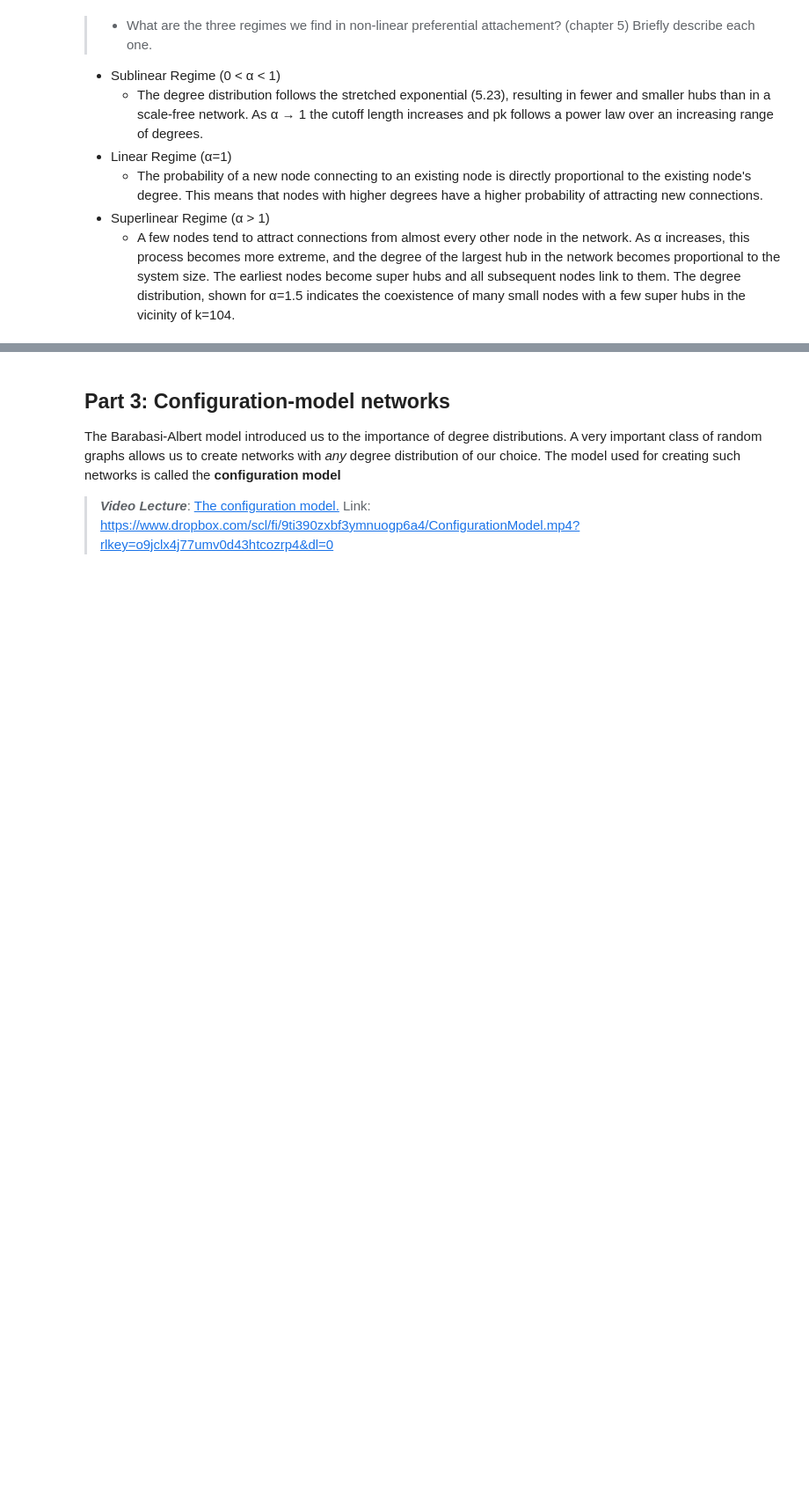
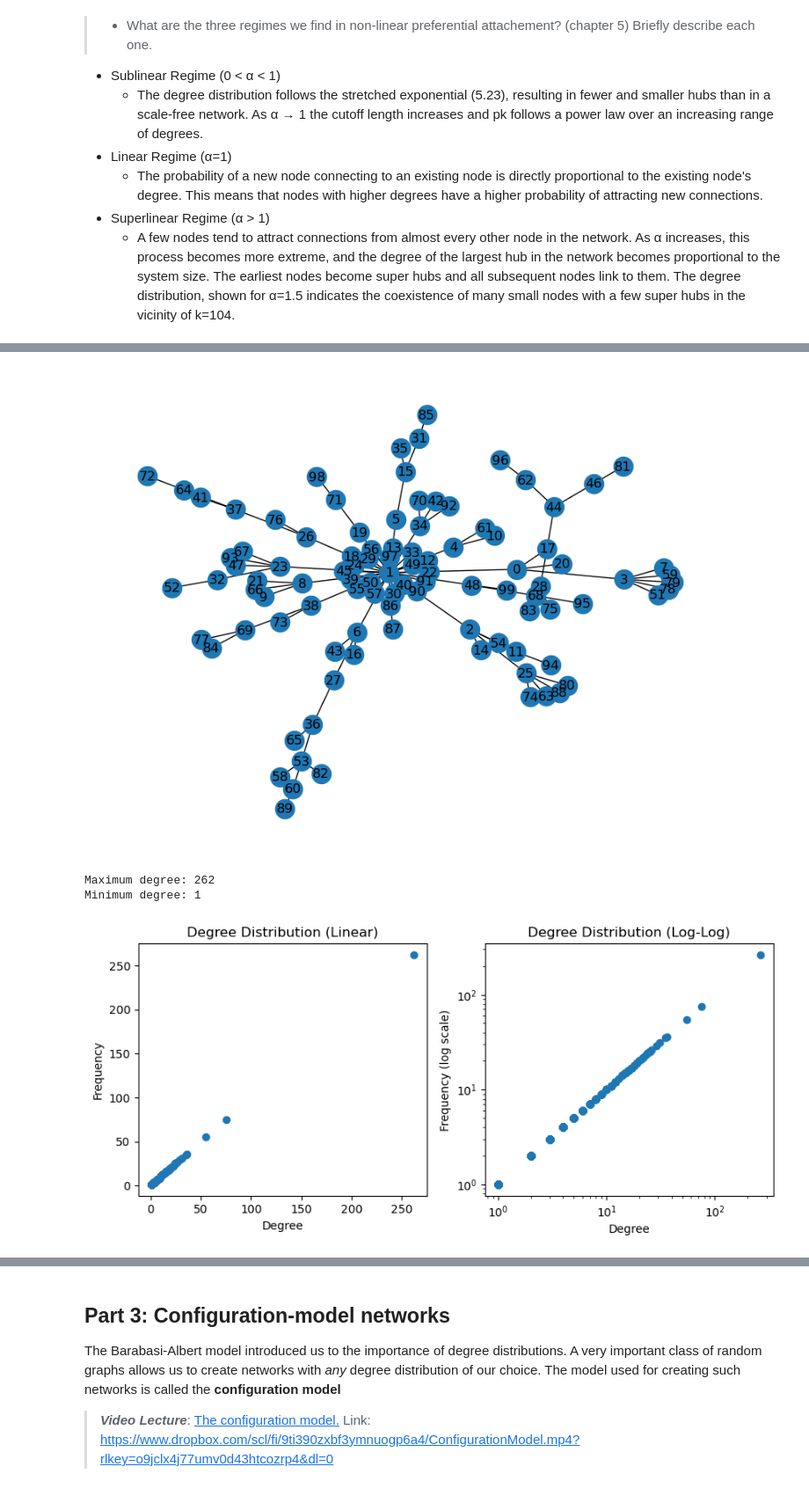
Before and after one commit to jereml99/socialgraphs2023, a Jupyter notebook: lectures/Madis/Week3.ipynb, the cells around one changed output, grey strips where cells are left out. Shown at 88% size. Drawn from its saved outputs; the diff is of its cells as text; code cells hidden in the pictures; blank space fills up the shorter version.

```diff
--- a/lectures/Madis/Week3.ipynb
+++ b/lectures/Madis/Week3.ipynb
@@ -274,6 +274,67 @@ And now it's time for you guys to read. Recall that Barabasi (who wrote the text
 > * Plot the distribution. Plot it with both linear and log-log axes.
 >
 > ![Sune's version](https://raw.githubusercontent.com/SocialComplexityLab/socialgraphs2021/main/files/ba.png)
+# %%
+import networkx as nx
+import matplotlib.pyplot as plt
+
+G = nx.Graph()
+G.add_edge(0, 1)
+
+while G.number_of_nodes() < 100:
+    edges = list(G.edges())  # Generate a list of all edges
+    nodes, degrees = zip(*nx.degree(G))  # Get nodes and their degrees
+    probabilities = np.array(degrees) / sum(degrees)  # Calculate probabilities proportional to degrees
+    chosen_node = np.random.choice(nodes, p=probabilities)  # Randomly select a node based on probabilities
+    new_node = G.number_of_nodes()  # Assign a new node number
+    G.add_node(new_node)
+    G.add_edge(chosen_node, new_node)
+
+plt.figure(figsize=(8, 6))
+nx.draw(G, with_labels=True)
+plt.show()
+
+while G.number_of_nodes() < 5000:
+    edges = list(G.edges())
+    nodes, degrees = zip(*nx.degree(G))
+    probabilities = np.array(degrees) / sum(degrees)
+    chosen_node = np.random.choice(nodes, p=probabilities)
+    new_node = G.number_of_nodes()
+    G.add_node(new_node)
+    G.add_edge(chosen_node, new_node)
+
+degrees = [degree for _, degree in G.degree()]
+max_degree = max(degrees)
+min_degree = min(degrees)
+print("Maximum degree:", max_degree)
+print("Minimum degree:", min_degree)
+
+plt.figure(figsize=(10, 4))
+
+# Linear plot
+plt.subplot(1,2,1)
+plt.scatter(degrees, degrees)
+plt.title("Degree Distribution (Linear)")
+plt.xlabel("Degree")
+plt.ylabel("Frequency")
+
+# Log-log plot
+plt.subplot(1,2,2)
+plt.scatter(degrees, degrees)
+plt.title("Degree Distribution (Log-Log)")
+plt.xscale('log')
+plt.yscale('log')
+plt.xlabel("Degree")
+plt.ylabel("Frequency (log scale)")
+
+# Should it be a histogram or scattered? Task says histogram but example is scattered...
+
+plt.show()
+# %% [output]
+[figure, added]
+Maximum degree: 262
+Minimum degree: 1
+[figure, added]
 # %% [markdown]
 >
 > Next step is to explore the [Friendship paradox](https://en.wikipedia.org/wiki/Friendship_paradox). This paradox states that _almost everyone_ has fewer friends than their friends have, on average\*. This sounds crazy, but is actually an almost trivial consequence of living in a social network with a power-law degree distribution. The explanation is that almost everyone is friends with a hub, that drives up the average degree of the friends. Let's explore that in the 5000 node BA network we've just generated. Do the following:
```
Also changed, not shown: parts of 4 cells of this notebook.
